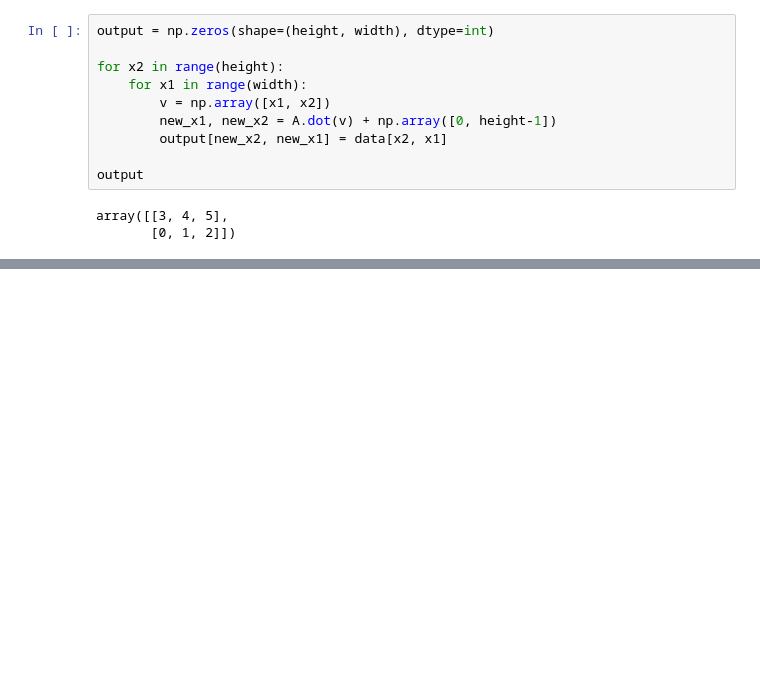
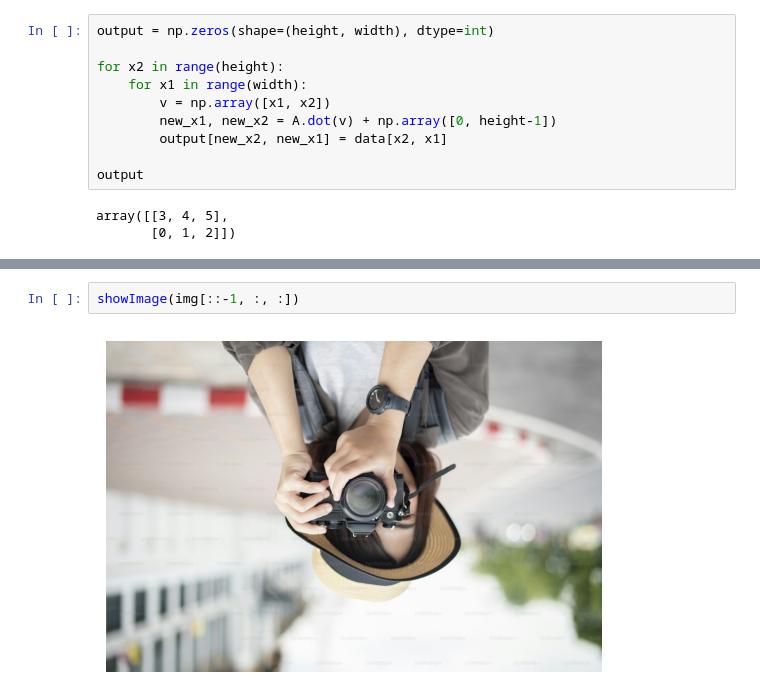
Before and after one commit to HelloNhanPham/Numpy-Project, a Jupyter notebook: module_2_advanced.ipynb, the cells around one changed output, grey strips where cells are left out. Saved outputs shown, nothing was run; the diff lists cells and outputs as text; blank space fills up the shorter version.

```diff
--- a/module_2_advanced.ipynb
+++ b/module_2_advanced.ipynb
@@ -76,0 +128,4 @@ array([[3, 4, 5],
+# %%
+showImage(img[::-1, :, :])
+# %% [output]
+[figure, added]
```
Also changed, not shown: parts of 33 cells of this notebook, 4 other files.
